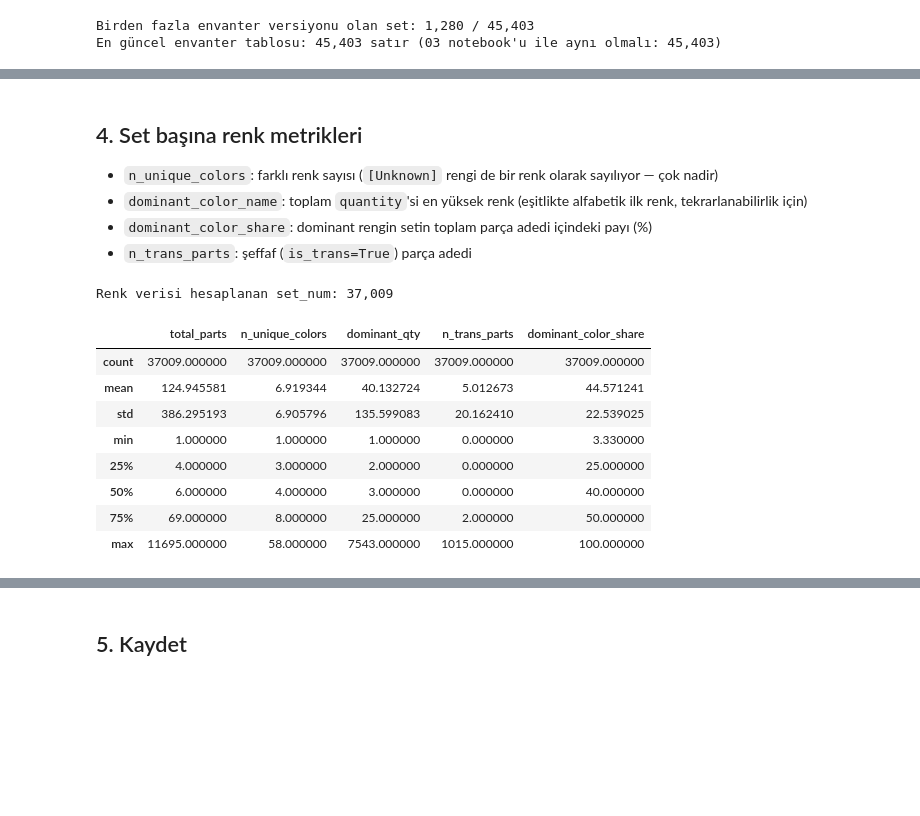
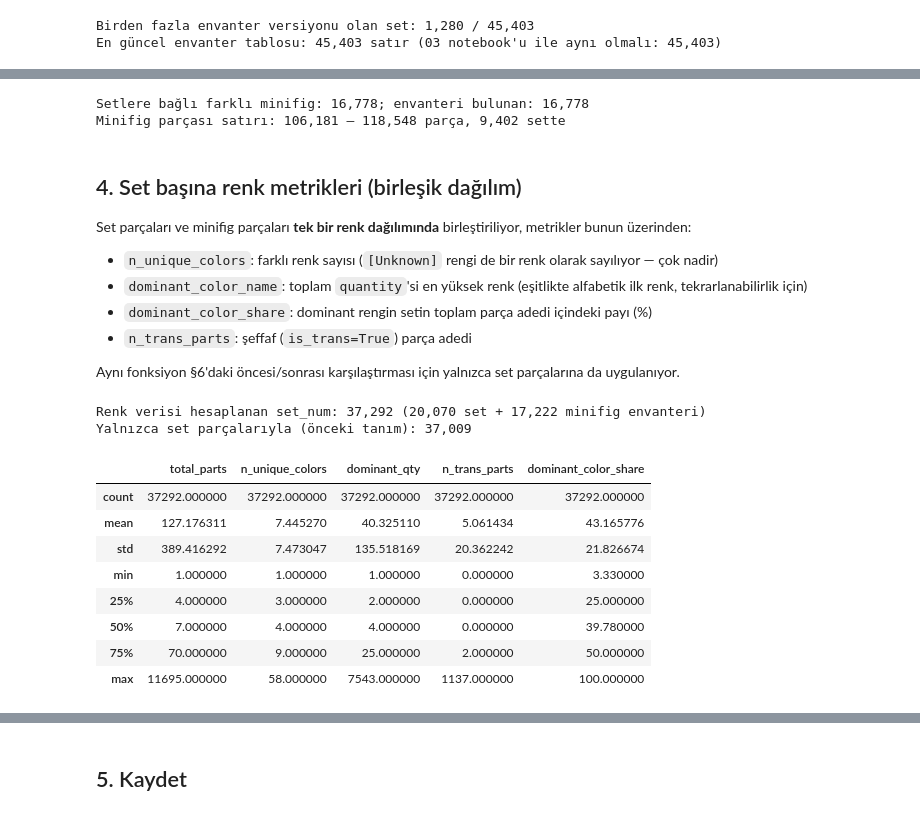
Before and after one commit to didemmrsln/brick-by-brick-lego-analysis, a Jupyter notebook: notebooks/07_color_enrichment.ipynb, the cells around one changed output, grey strips where cells are left out. Cells and saved outputs as stored; diff of their text form; code cells hidden in the pictures; blank space fills up the shorter version.

```diff
--- a/notebooks/07_color_enrichment.ipynb
+++ b/notebooks/07_color_enrichment.ipynb
@@ -111,44 +117,70 @@ Toplam parça adedi: 4,624,111
+# %%
+fig_links = (
+    inventory_minifigs.merge(latest, on="inventory_id")  # setin en güncel envanterindeki minifigler
+    [["set_num", "fig_num", "quantity"]].rename(columns={"quantity": "fig_qty"})
+    .merge(latest.rename(columns={"set_num": "fig_num", "inventory_id": "fig_inventory_id"}), on="fig_num")
+)
+fig_parts = (
+    fig_links.merge(non_spare.rename(columns={"inventory_id": "fig_inventory_id"}), on="fig_inventory_id")
+    .merge(color_lookup, on="color_id", how="left")
+)
+fig_parts["quantity"] = fig_parts["quantity"] * fig_parts["fig_qty"]  # aynı figürden n adet → parçaları n kez
+fig_parts = fig_parts[["set_num", "color_name", "is_trans", "quantity"]]
+
+n_linked_figs = inventory_minifigs.merge(latest, on="inventory_id")["fig_num"].nunique()
+print(f"Setlere bağlı farklı minifig: {n_linked_figs:,}; envanteri bulunan: {fig_links['fig_num'].nunique():,}")
+print(f"Minifig parçası satırı: {len(fig_parts):,} — {fig_parts['quantity'].sum():,} parça, {fig_parts['set_num'].nunique():,} sette")
+assert fig_parts["color_name"].notna().all()
+# %% [output]
+Setlere bağlı farklı minifig: 16,778; envanteri bulunan: 16,778
+Minifig parçası satırı: 106,181 — 118,548 parça, 9,402 sette
 # %% [markdown]
-## 4. Set başına renk metrikleri
+## 4. Set başına renk metrikleri (birleşik dağılım)
+
+Set parçaları ve minifig parçaları **tek bir renk dağılımında** birleştiriliyor, metrikler bunun üzerinden:
 
 - `n_unique_colors`: farklı renk sayısı (`[Unknown]` rengi de bir renk olarak sayılıyor — çok nadir)
 - `dominant_color_name`: toplam `quantity`'si en yüksek renk (eşitlikte alfabetik ilk renk, tekrarlanabilirlik için)
 - `dominant_color_share`: dominant rengin setin toplam parça adedi içindeki payı (%)
 - `n_trans_parts`: şeffaf (`is_trans=True`) parça adedi
+
+Aynı fonksiyon §6'daki öncesi/sonrası karşılaştırması için yalnızca set parçalarına da uygulanıyor.
 # %%
-by_color = (
-    parts.groupby(["set_num", "color_name", "is_trans"], as_index=False)["quantity"].sum()
-)
+def color_metrics(parts: pd.DataFrame) -> pd.DataFrame:
+    by_color = parts.groupby(["set_num", "color_name", "is_trans"], as_index=False)["quantity"].sum()
+    totals = by_color.groupby("set_num").agg(total_parts=("quantity", "sum"), n_unique_colors=("color_name", "nunique"))
+    n_trans = by_color[by_color["is_trans"]].groupby("set_num")["quantity"].sum().rename("n_trans_parts")
+    dominant = (
+        by_color.sort_values(["set_num", "quantity", "color_name"], ascending=[True, False, True])
+        .drop_duplicates("set_num")
+        .set_index("set_num")[["color_name", "quantity"]]
+        .rename(columns={"color_name": "dominant_color_name", "quantity": "dominant_qty"})
+    )
+    out = totals.join(dominant).join(n_trans)
+    out["n_trans_parts"] = out["n_trans_parts"].fillna(0).astype(int)
+    out["dominant_color_share"] = (out["dominant_qty"] / out["total_parts"] * 100).round(2)
+    return out.reset_index()
 
-totals = by_color.groupby("set_num").agg(
-    total_parts=("quantity", "sum"),
-    n_unique_colors=("color_name", "nunique"),
-)
-n_trans = by_color[by_color["is_trans"]].groupby("set_num")["quantity"].sum().rename("n_trans_parts")
-dominant = (
-    by_color.sort_values(["set_num", "quantity", "color_name"], ascending=[True, False, True])
-    .drop_duplicates("set_num")
-    .set_index("set_num")[["color_name", "quantity"]]
-    .rename(columns={"color_name": "dominant_color_name", "quantity": "dominant_qty"})
-)
 
-set_colors = totals.join(dominant).join(n_trans)
-set_colors["n_trans_parts"] = set_colors["n_trans_parts"].fillna(0).astype(int)
-set_colors["dominant_color_share"] = (set_colors["dominant_qty"] / set_colors["total_parts"] * 100).round(2)
-set_colors = set_colors.reset_index()
+set_colors = color_metrics(pd.concat([set_parts, fig_parts], ignore_index=True))
+set_colors_sets_only = color_metrics(set_parts)  # yalnızca karşılaştırma için (önceki tanım)
 
-print(f"Renk verisi hesaplanan set_num: {len(set_colors):,}")
+is_fig_row = set_colors["set_num"].str.startswith("fig-")
+print(f"Renk verisi hesaplanan set_num: {len(set_colors):,} "
+      f"({(~is_fig_row).sum():,} set + {is_fig_row.sum():,} minifig envanteri)")
+print(f"Yalnızca set parçalarıyla (önceki tanım): {len(set_colors_sets_only):,}")
 set_colors.describe()
 # %% [output]
-Renk verisi hesaplanan set_num: 37,009
+Renk verisi hesaplanan set_num: 37,292 (20,070 set + 17,222 minifig envanteri)
+Yalnızca set parçalarıyla (önceki tanım): 37,009
 |  | total_parts | n_unique_colors | dominant_qty | n_trans_parts | dominant_color_share |
-| count | 37009.000000 | 37009.000000 | 37009.000000 | 37009.000000 | 37009.000000 |
-| mean | 124.945581 | 6.919344 | 40.132724 | 5.012673 | 44.571241 |
-| std | 386.295193 | 6.905796 | 135.599083 | 20.162410 | 22.539025 |
+| count | 37292.000000 | 37292.000000 | 37292.000000 | 37292.000000 | 37292.000000 |
+| mean | 127.176311 | 7.445270 | 40.325110 | 5.061434 | 43.165776 |
+| std | 389.416292 | 7.473047 | 135.518169 | 20.362242 | 21.826674 |
 | min | 1.000000 | 1.000000 | 1.000000 | 0.000000 | 3.330000 |
 | 25% | 4.000000 | 3.000000 | 2.000000 | 0.000000 | 25.000000 |
-| 50% | 6.000000 | 4.000000 | 3.000000 | 0.000000 | 40.000000 |
-| 75% | 69.000000 | 8.000000 | 25.000000 | 2.000000 | 50.000000 |
-| max | 11695.000000 | 58.000000 | 7543.000000 | 1015.000000 | 100.000000 |
+| 50% | 7.000000 | 4.000000 | 4.000000 | 0.000000 | 39.780000 |
+| 75% | 70.000000 | 9.000000 | 25.000000 | 2.000000 | 50.000000 |
+| max | 11695.000000 | 58.000000 | 7543.000000 | 1137.000000 | 100.000000 |
 # %% [markdown]
 **Doğrulama — `num_parts` ile tutarlılık:** §10'a göre `num_parts = spare-olmayan parçalar + minifig
```
Also changed, not shown: parts of 26 cells of this notebook, 3 other files.
